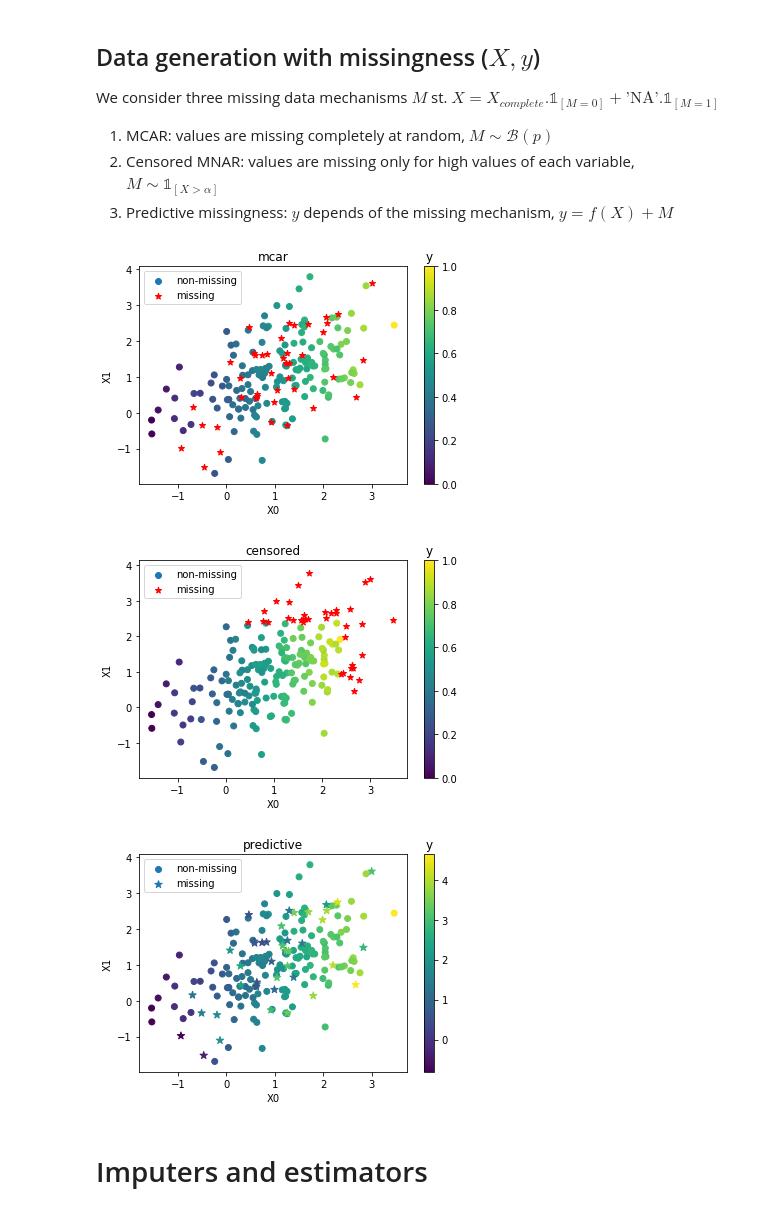
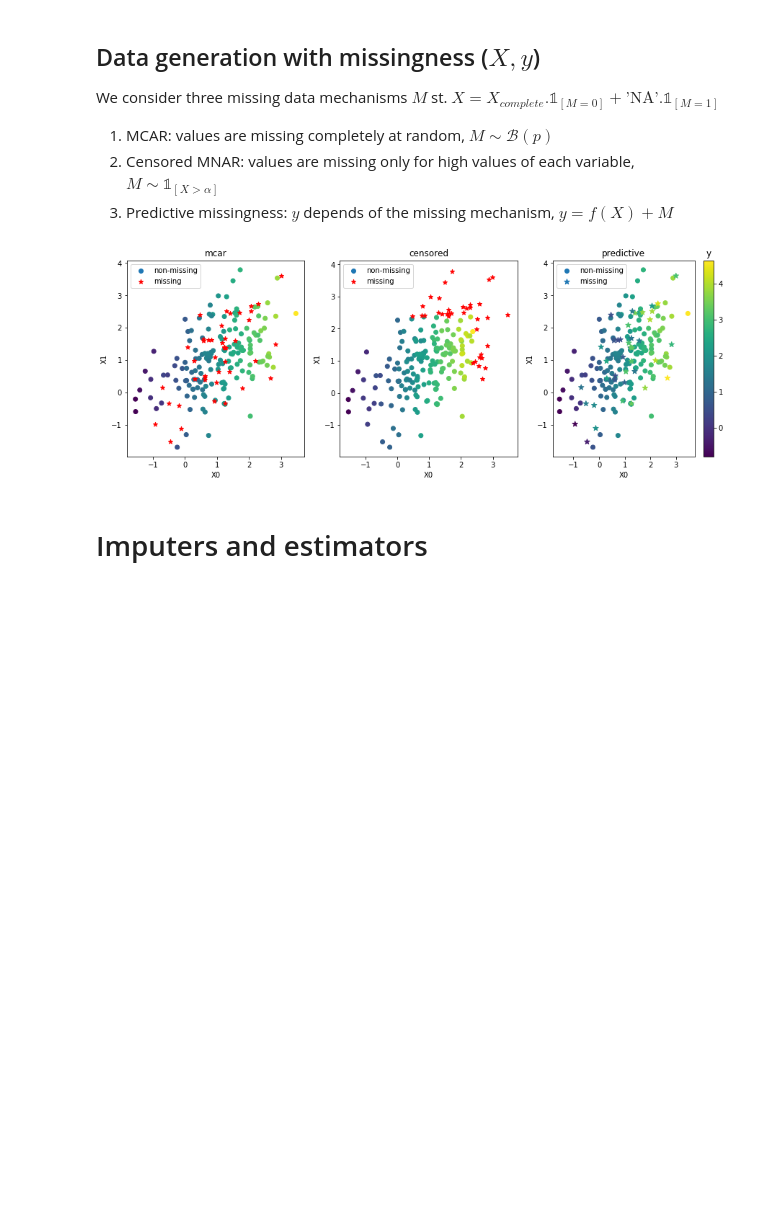
Before and after one commit to TwsThomas/supervised_missing, a Jupyter notebook: Notebook/Tutorial Boosted Trees with Missing Values.ipynb, the cells around one changed output. Saved outputs shown, nothing was run; the diff lists cells and outputs as text; code cells hidden in the pictures; blank space fills up the shorter version.

Commit message:
doc, fine tune plots

```diff
--- a/Notebook/Tutorial Boosted Trees with Missing Values.ipynb
+++ b/Notebook/Tutorial Boosted Trees with Missing Values.ipynb
@@ -49,28 +48,27 @@ We consider three missing data mechanisms $M$ st. $X = X_{complete}.\mathbb{1}_{
 2. Censored MNAR: values are missing only for high values of each variable, $M \sim \mathbb{1}_{[X>\alpha]}$
 3. Predictive missingness: $y$ depends of the missing mechanism, $y = f(X) + M$
 # %%
-for mechanism in ['mcar','censored','predictive']:
+plt.figure(figsize=(15,5))
+for id_mechanism, mechanism in enumerate(['mcar','censored', 'predictive']):
     X, y, X_complete, M = generate_with_missing_values(missing_mechanism=mechanism)
     row_with_missing = [any(np.isnan(x)) for x in X]
-    plt.figure()
+    plt.subplot(1,3,id_mechanism+1)
     plt.scatter(X[:, 0], X[:, 1], c=y, label='non-missing', alpha = 1)
     if mechanism == 'predictive':
         plt.scatter(X_complete[row_with_missing, 0], X_complete[row_with_missing, 1],
                     marker='*', c=y[row_with_missing], s = 60, label='missing')
     else:
         plt.scatter(X_complete[row_with_missing, 0], X_complete[row_with_missing, 1],
                     marker='*', c='r', s = 40, label='missing')
     plt.legend()
     plt.xlabel("X0")
     plt.ylabel("X1")
-    clb = plt.colorbar()
-    clb.ax.set_title("y")
-
+    if id_mechanism == 2:
+        clb = plt.colorbar()
+        clb.ax.set_title("y")
     plt.title(mechanism)
 # %% [output]
-[figure, old version]
+[figure, new version]
-[figure, removed]
-[figure, removed]
 # %% [markdown]
 # Imputers and estimators
 # %% [markdown]
```
Also changed, not shown: parts of 25 cells of this notebook, 2 other files.
